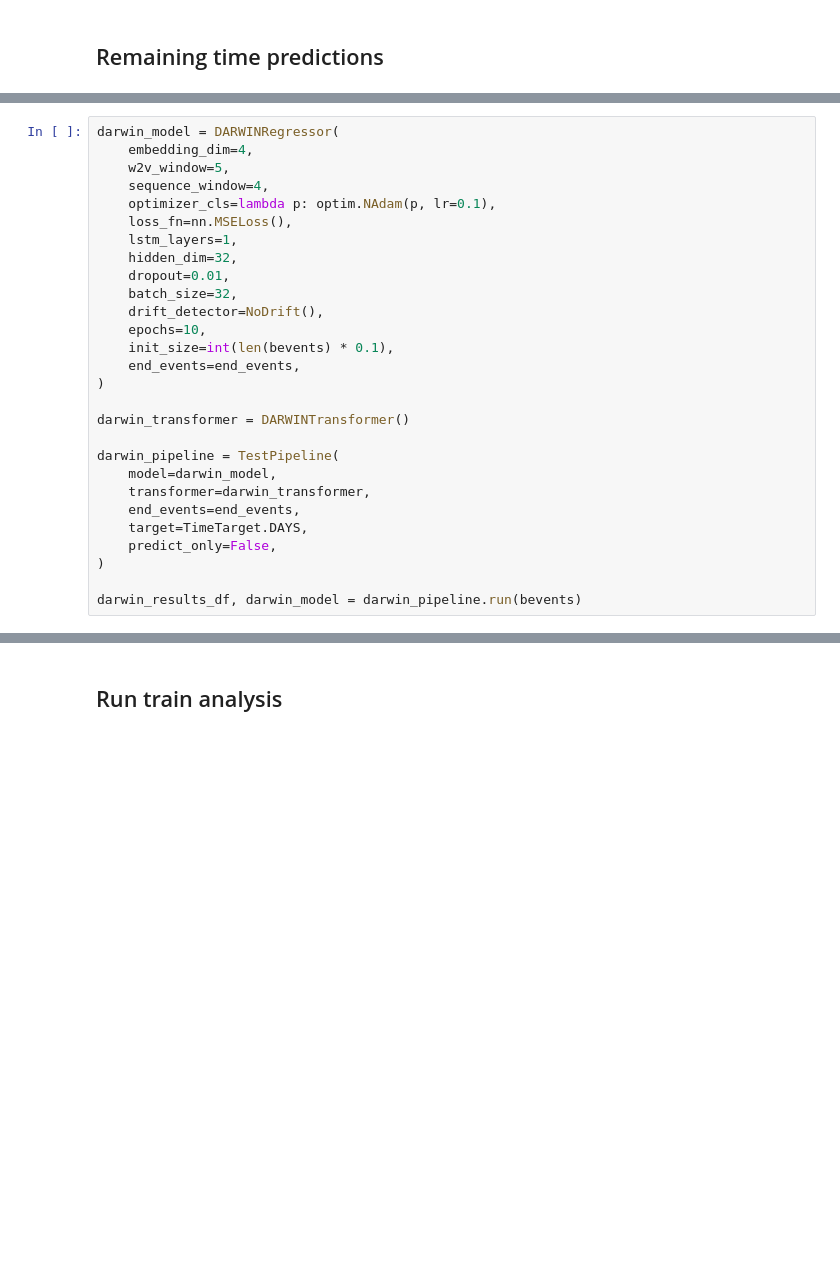
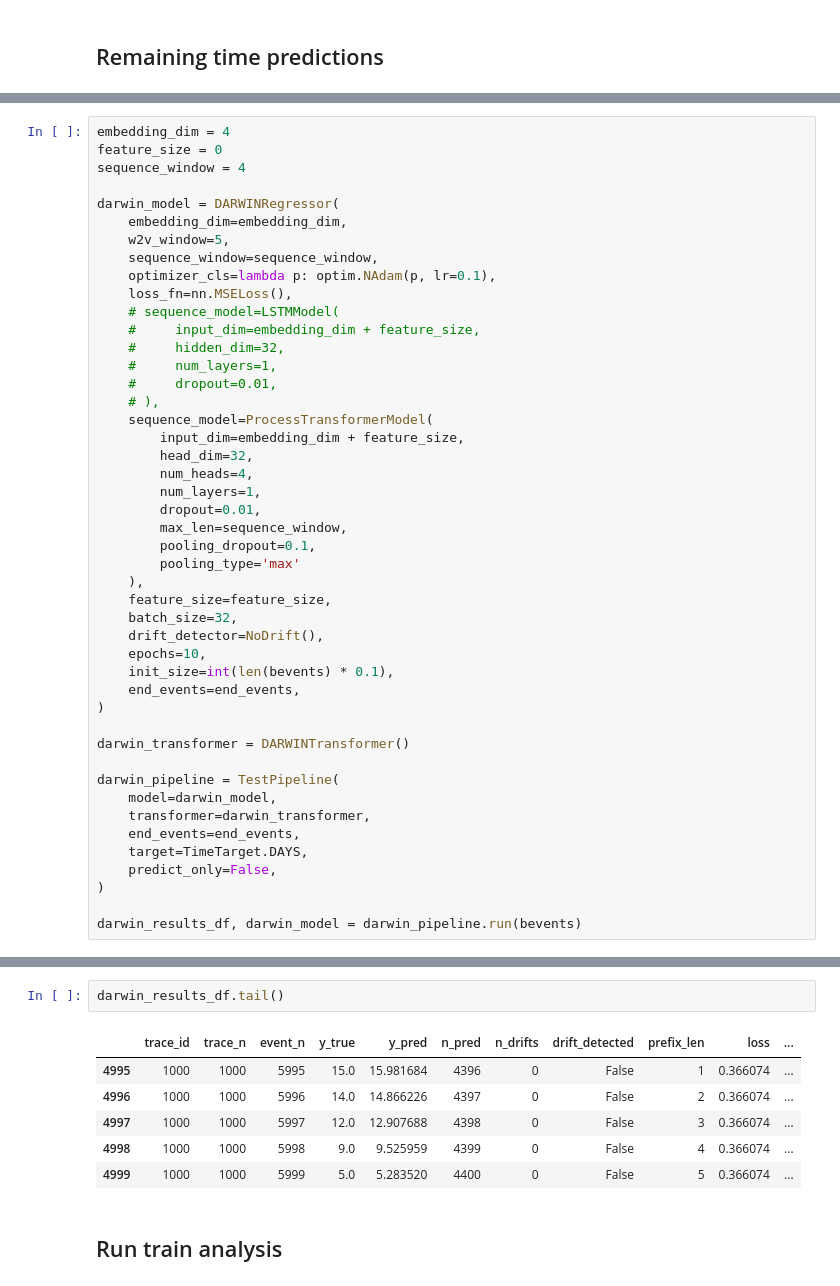
Before and after one commit to pavelihno/master-thesis, a Jupyter notebook: experiments/streaming/notebooks/synthetic_experiment.ipynb, the cells around one changed output, grey strips where cells are left out. Cells and saved outputs as stored; diff of their text form; blank space fills up the shorter version.

```diff
--- a/experiments/streaming/notebooks/synthetic_experiment.ipynb
+++ b/experiments/streaming/notebooks/synthetic_experiment.ipynb
@@ -884,14 +897,32 @@ Unique events: {'B', 'C', 'A', 'D', 'F', 'E'}
 End events: {'F'}
 # %%
+embedding_dim = 4
+feature_size = 0
+sequence_window = 4
+
 darwin_model = DARWINRegressor(
-    embedding_dim=4,
+    embedding_dim=embedding_dim,
     w2v_window=5,
-    sequence_window=4,
+    sequence_window=sequence_window,
     optimizer_cls=lambda p: optim.NAdam(p, lr=0.1),
     loss_fn=nn.MSELoss(),
-    lstm_layers=1,
-    hidden_dim=32,
-    dropout=0.01,
+    # sequence_model=LSTMModel(
+    #     input_dim=embedding_dim + feature_size,
+    #     hidden_dim=32,
+    #     num_layers=1,
+    #     dropout=0.01,
+    # ),
+    sequence_model=ProcessTransformerModel(
+        input_dim=embedding_dim + feature_size,
+        head_dim=32,
+        num_heads=4,
+        num_layers=1,
+        dropout=0.01,
+        max_len=sequence_window,
+        pooling_dropout=0.1,
+        pooling_type='max'
+    ),
+    feature_size=feature_size,
     batch_size=32,
     drift_detector=NoDrift(),
     epochs=10,
@@ -931,3 +962,12 @@ PREDICT> trace_id=584, features={'case_id': 584, 'ev
+# %%
+darwin_results_df.tail()
+# %% [output]
+|  | trace_id | trace_n | event_n | y_true | y_pred | n_pred | n_drifts | drift_detected | prefix_len | loss | ... |
+| 4995 | 1000 | 1000 | 5995 | 15.0 | 15.981684 | 4396 | 0 | False | 1 | 0.366074 | ... |
+| 4996 | 1000 | 1000 | 5996 | 14.0 | 14.866226 | 4397 | 0 | False | 2 | 0.366074 | ... |
+| 4997 | 1000 | 1000 | 5997 | 12.0 | 12.907688 | 4398 | 0 | False | 3 | 0.366074 | ... |
+| 4998 | 1000 | 1000 | 5998 | 9.0 | 9.525959 | 4399 | 0 | False | 4 | 0.366074 | ... |
+| 4999 | 1000 | 1000 | 5999 | 5.0 | 5.283520 | 4400 | 0 | False | 5 | 0.366074 | ... |
 # %% [markdown]
 ## Run train analysis
 # %%
```
Also changed, not shown: parts of 15 cells of this notebook, 2 other files.
